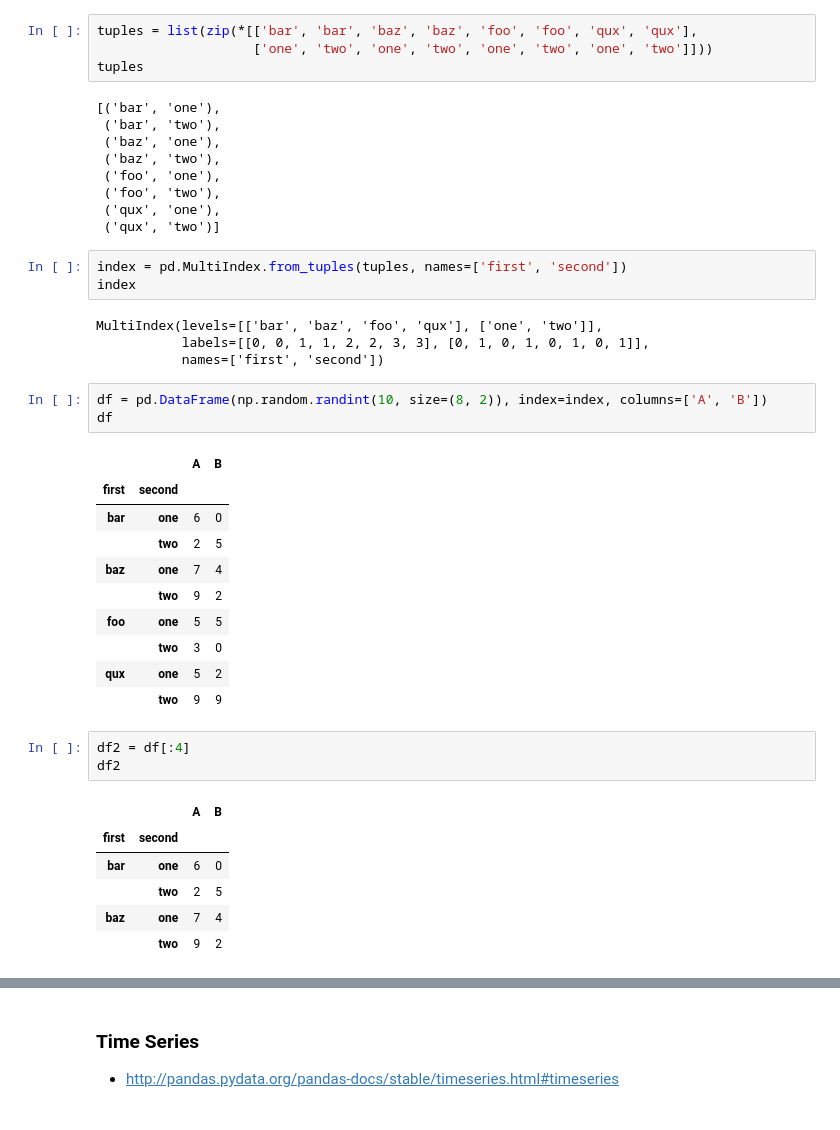
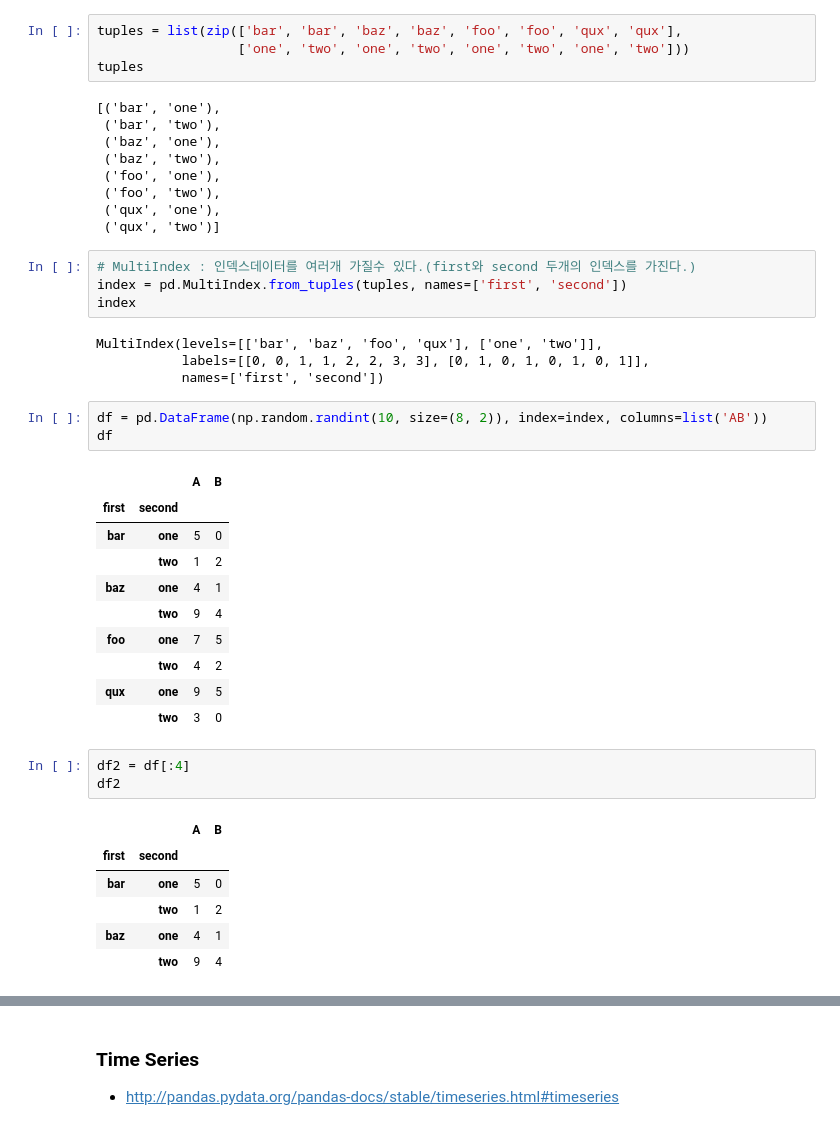
Before and after one commit to heemokyim/codingplace, a Jupyter notebook: fastcampus/dss/script/15_pandas/summary.ipynb, the cells around one changed output, grey strips where cells are left out. Drawn from its saved outputs; the diff is of its cells as text.

```diff
--- a/fastcampus/dss/script/15_pandas/summary.ipynb
+++ b/fastcampus/dss/script/15_pandas/summary.ipynb
@@ -689,6 +697,6 @@ df.groupby(['A','B']).sum()
 # %%
-tuples = list(zip(*[['bar', 'bar', 'baz', 'baz', 'foo', 'foo', 'qux', 'qux'],
-                    ['one', 'two', 'one', 'two', 'one', 'two', 'one', 'two']]))
+tuples = list(zip(['bar', 'bar', 'baz', 'baz', 'foo', 'foo', 'qux', 'qux'],
+                  ['one', 'two', 'one', 'two', 'one', 'two', 'one', 'two']))
 tuples
 # %% [output]
 [('bar', 'one'),
@@ -700,6 +708,7 @@ tuples
  ('qux', 'one'),
  ('qux', 'two')]
 # %%
+# MultiIndex : 인덱스데이터를 여러개 가질수 있다.(first와 second 두개의 인덱스를 가진다.)
 index = pd.MultiIndex.from_tuples(tuples, names=['first', 'second'])
 index
 # %% [output]
@@ -707,27 +716,27 @@ MultiIndex(levels=[['bar', 'baz', 'foo', 'qux'], ['one', 'two']],
            labels=[[0, 0, 1, 1, 2, 2, 3, 3], [0, 1, 0, 1, 0, 1, 0, 1]],
            names=['first', 'second'])
 # %%
-df = pd.DataFrame(np.random.randint(10, size=(8, 2)), index=index, columns=['A', 'B'])
+df = pd.DataFrame(np.random.randint(10, size=(8, 2)), index=index, columns=list('AB'))
 df
 # %% [output]
 |  |  | A | B |
 | first | second |  |  |
-| bar | one | 6 | 0 |
-|  | two | 2 | 5 |
-| baz | one | 7 | 4 |
-|  | two | 9 | 2 |
-| foo | one | 5 | 5 |
+| bar | one | 5 | 0 |
+|  | two | 1 | 2 |
+| baz | one | 4 | 1 |
+|  | two | 9 | 4 |
+| foo | one | 7 | 5 |
+|  | two | 4 | 2 |
+| qux | one | 9 | 5 |
 |  | two | 3 | 0 |
-| qux | one | 5 | 2 |
-|  | two | 9 | 9 |
 # %%
 df2 = df[:4]
 df2
 # %% [output]
 |  |  | A | B |
 | first | second |  |  |
-| bar | one | 6 | 0 |
-|  | two | 2 | 5 |
-| baz | one | 7 | 4 |
-|  | two | 9 | 2 |
+| bar | one | 5 | 0 |
+|  | two | 1 | 2 |
+| baz | one | 4 | 1 |
+|  | two | 9 | 4 |
 # %%
```
Also changed, not shown: parts of 131 cells of this notebook, 8 other files.
